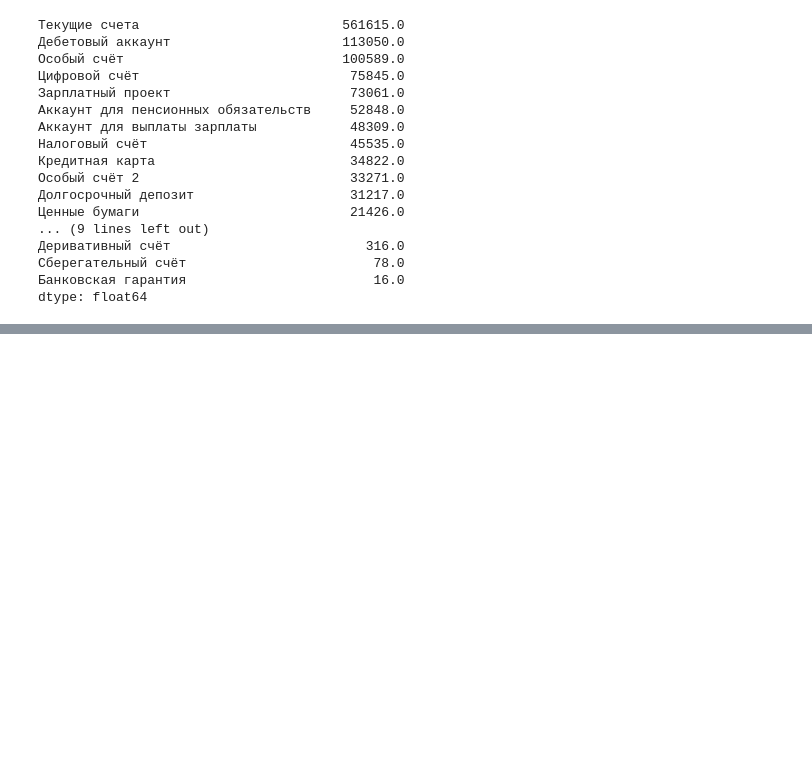
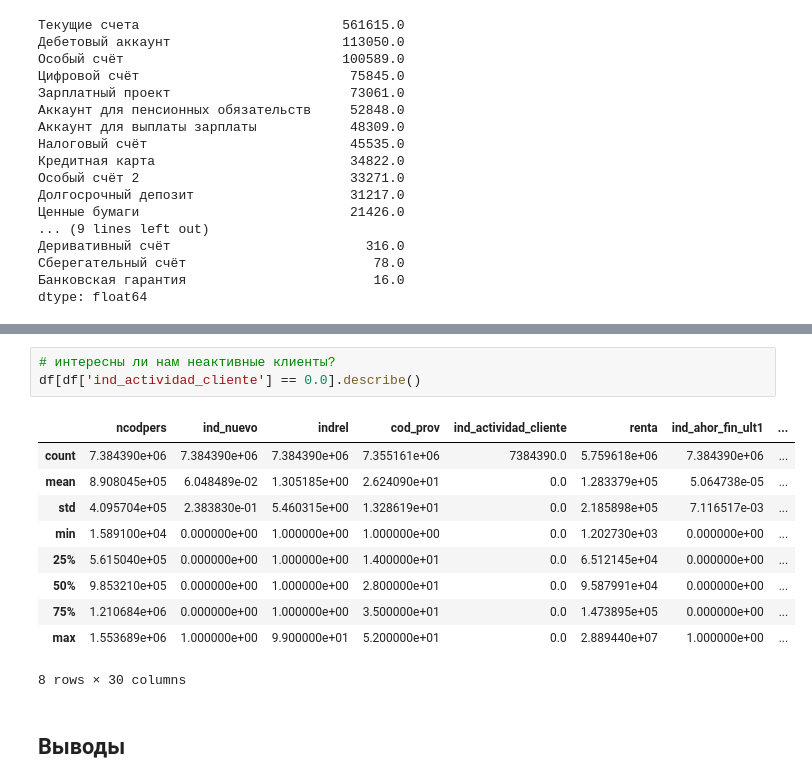
Before and after one commit to AkilovM/mle-pr-final, a Jupyter notebook: Exploratory_Data_Analysis.ipynb, the cells around one changed output, grey strips where cells are left out. Drawn from its saved outputs; the diff is of its cells as text; blank space fills up the shorter version.

```diff
--- a/Exploratory_Data_Analysis.ipynb
+++ b/Exploratory_Data_Analysis.ipynb
@@ -262 +364,18 @@ dtype: float64
+# %%
+# интересны ли нам неактивные клиенты?
+df[df['ind_actividad_cliente'] == 0.0].describe()
+# %% [output]
+|  | ncodpers | ind_nuevo | indrel | cod_prov | ind_actividad_cliente | renta | ind_ahor_fin_ult1 | ... |
+| count | 7.384390e+06 | 7.384390e+06 | 7.384390e+06 | 7.355161e+06 | 7384390.0 | 5.759618e+06 | 7.384390e+06 | ... |
+| mean | 8.908045e+05 | 6.048489e-02 | 1.305185e+00 | 2.624090e+01 | 0.0 | 1.283379e+05 | 5.064738e-05 | ... |
+| std | 4.095704e+05 | 2.383830e-01 | 5.460315e+00 | 1.328619e+01 | 0.0 | 2.185898e+05 | 7.116517e-03 | ... |
+| min | 1.589100e+04 | 0.000000e+00 | 1.000000e+00 | 1.000000e+00 | 0.0 | 1.202730e+03 | 0.000000e+00 | ... |
+| 25% | 5.615040e+05 | 0.000000e+00 | 1.000000e+00 | 1.400000e+01 | 0.0 | 6.512145e+04 | 0.000000e+00 | ... |
+| 50% | 9.853210e+05 | 0.000000e+00 | 1.000000e+00 | 2.800000e+01 | 0.0 | 9.587991e+04 | 0.000000e+00 | ... |
+| 75% | 1.210684e+06 | 0.000000e+00 | 1.000000e+00 | 3.500000e+01 | 0.0 | 1.473895e+05 | 0.000000e+00 | ... |
+| max | 1.553689e+06 | 1.000000e+00 | 9.900000e+01 | 5.200000e+01 | 0.0 | 2.889440e+07 | 1.000000e+00 | ... |
+8 rows × 30 columns
+# %% [markdown]
+Выводы
+-
 # %% [markdown]
```
Also changed, not shown: parts of 20 cells of this notebook, 1 other file.
